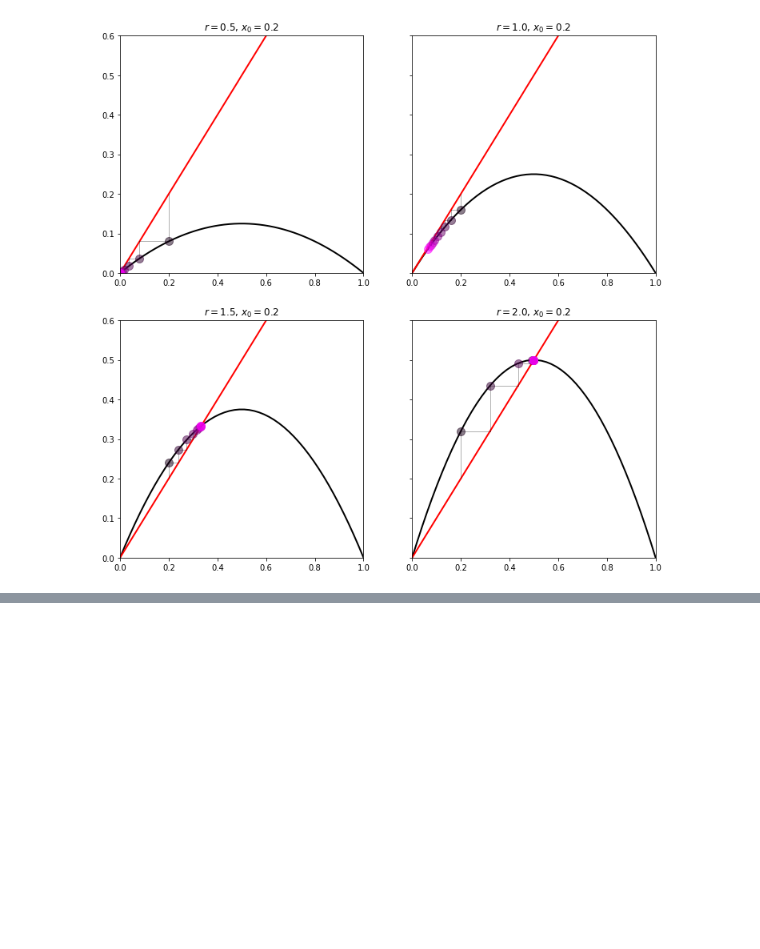
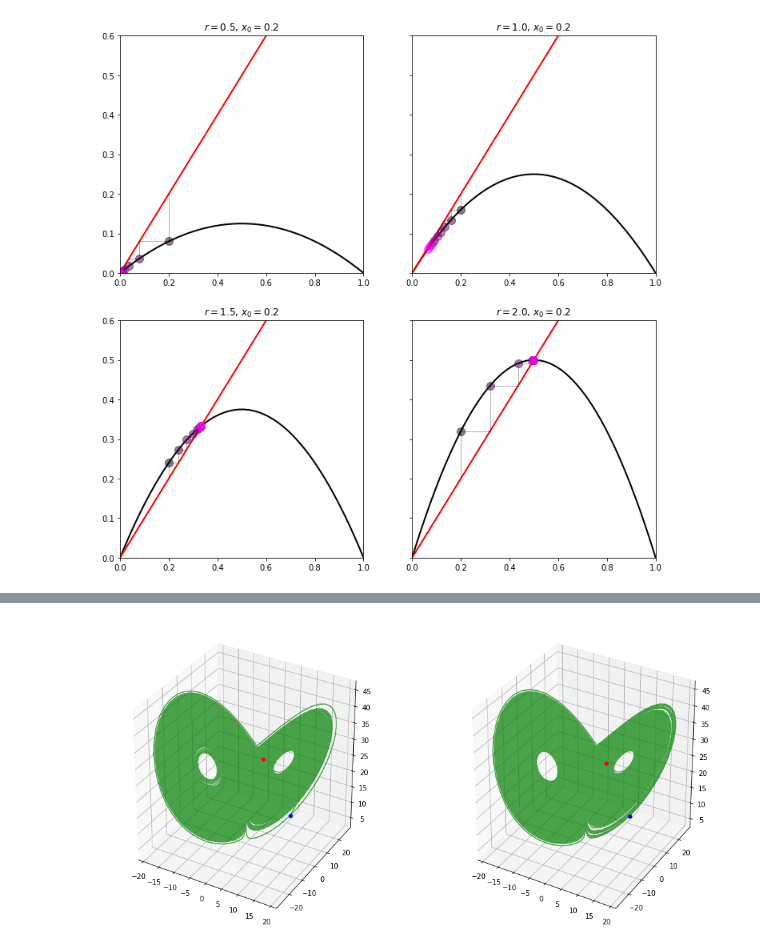
Before and after one commit to TUM-MLCMS/mlcms-3, a Jupyter notebook: Task 4.ipynb, the cells around one changed output, grey strips where cells are left out. Cells and saved outputs as stored; diff of their text form; code cells hidden in the pictures; blank space fills up the shorter version.

Commit message:
Lorenz system implemented for Task 4.

```diff
--- a/Task 4.ipynb
+++ b/Task 4.ipynb
@@ -134,0 +135,33 @@ Text(0.5, 1.0, 'Lyapunov Exponent')
+# %%
+def f(state, t):
+    x, y, z = state  # Unpack the state vector
+    return sigma * (y - x), x * (rho - z) - y, x * y - beta * z  # Derivatives
+
+def lorenz(rho = 28.0,
+           sigma = 10.0,
+           beta = 8.0 / 3.0,
+           state0 = [10.0, 10.0, 10.0],
+           t = np.arange(0.0, 1000, 0.01),
+           ax=None):
+
+    states = odeint(f, state0, t)
+
+    ax.plot(states[:, 0], states[:, 1], states[:, 2], color='g', alpha=0.7)
+
+    # Starting point.
+    ax.plot([10], [10], [10], 'ok', ms=5, color='b', alpha=1)
+
+    # Ending point.
+    ax.plot([states[int(states.size/3 - 1)][0]],
+            [states[int(states.size/3 - 1)][1]],
+            [states[int(states.size/3 - 1)][2]],'ok', ms=5, color='r', alpha=1)
+
+fig = plt.figure(figsize=(16, 8))
+
+ax0 = fig.add_subplot(1, 2, 1, projection='3d')
+lorenz(ax=ax0)
+
+ax1 = fig.add_subplot(1, 2, 2, projection='3d')
+lorenz(ax=ax1, state0 = [10.0 + 0.00000001, 10.0, 10.0])
+# %% [output]
+[figure, added]
```
Also changed, not shown: parts of 6 cells of this notebook.
